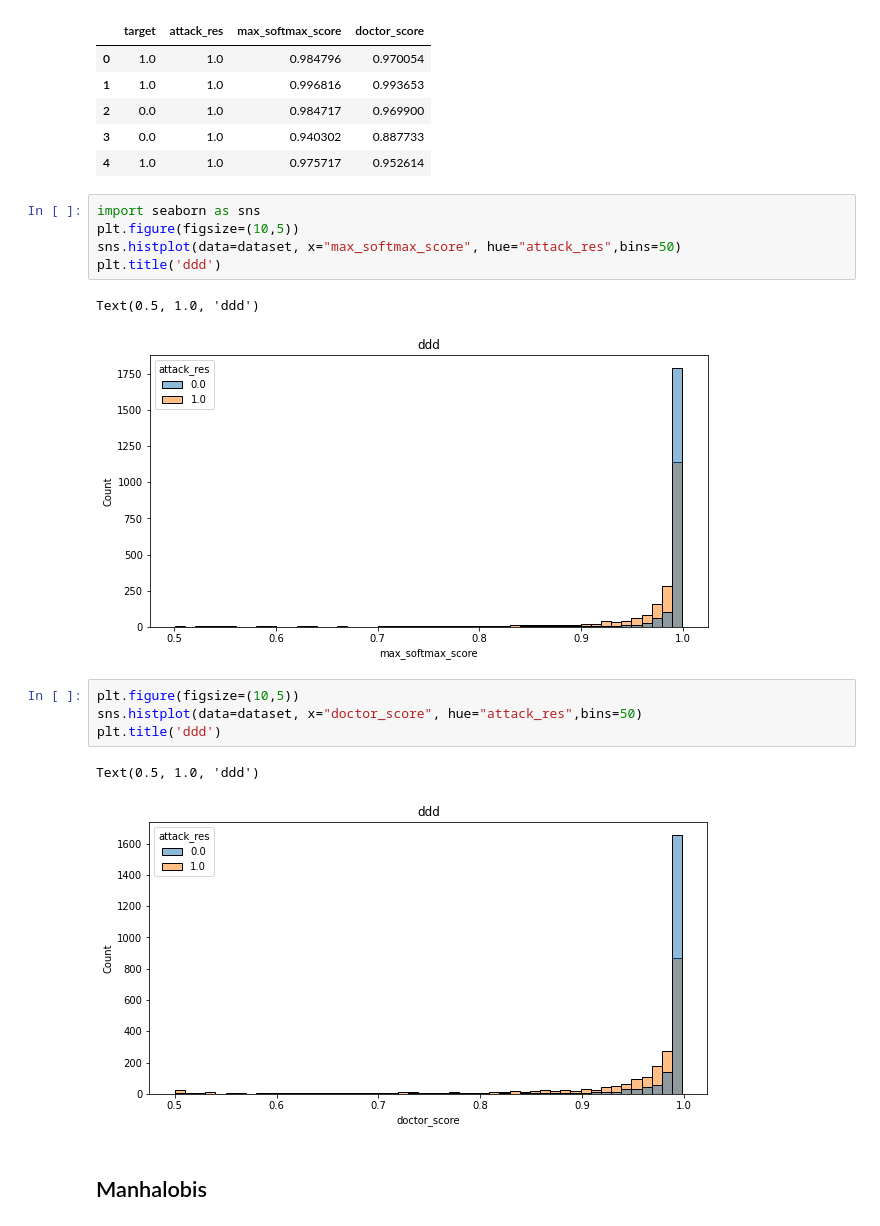
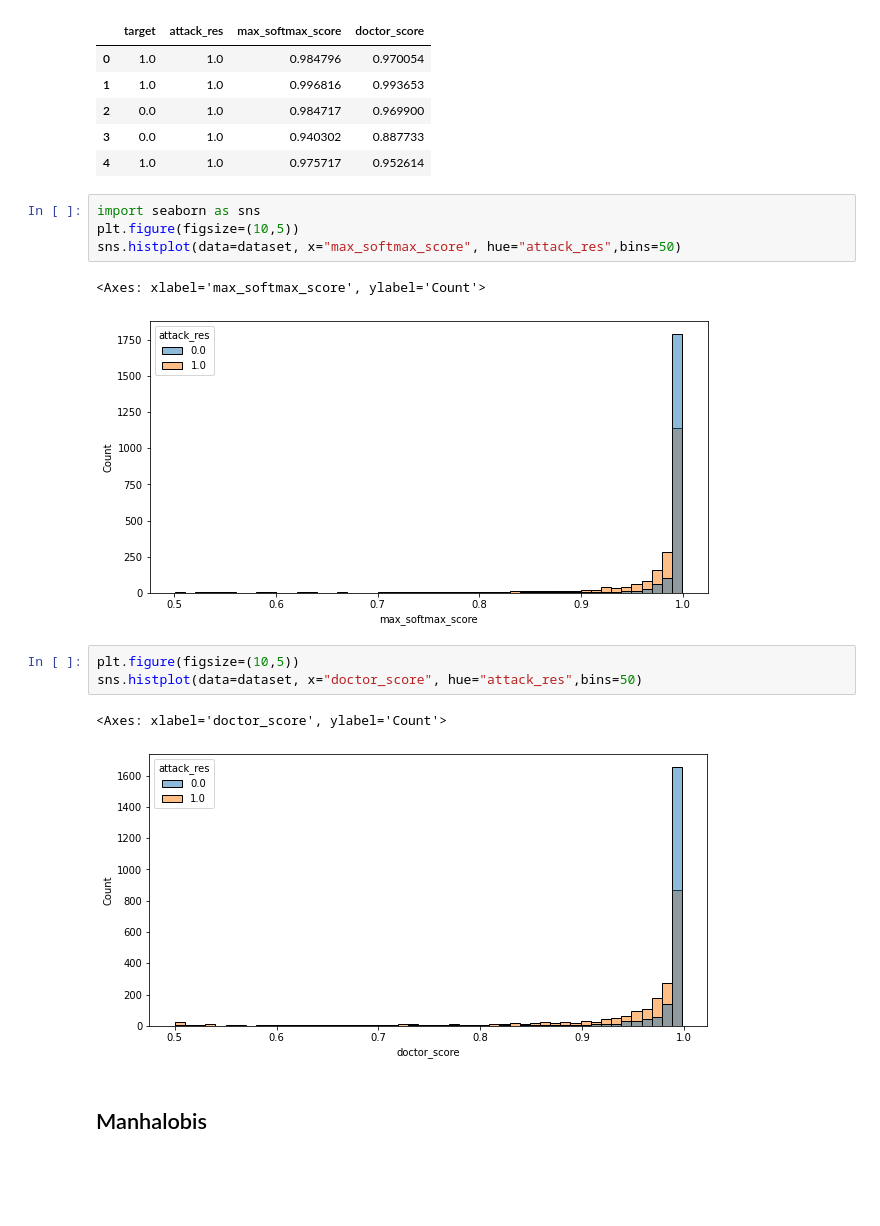
Before and after one commit to Tedonze/Adversarial_Attacks_NLP, a Jupyter notebook: odd_best_final.ipynb, the cells around one changed output. Cells and saved outputs as stored; diff of their text form; blank space fills up the shorter version.

```diff
--- a/odd_best_final.ipynb
+++ b/odd_best_final.ipynb
@@ -550,18 +550,16 @@ dataset.head()
 # %%
 import seaborn as sns
 plt.figure(figsize=(10,5))
 sns.histplot(data=dataset, x="max_softmax_score", hue="attack_res",bins=50)
-plt.title('ddd')
 # %% [output]
-Text(0.5, 1.0, 'ddd')
+<Axes: xlabel='max_softmax_score', ylabel='Count'>
-[figure, old version]
+[figure, new version]
 # %%
 plt.figure(figsize=(10,5))
 sns.histplot(data=dataset, x="doctor_score", hue="attack_res",bins=50)
-plt.title('ddd')
 # %% [output]
-Text(0.5, 1.0, 'ddd')
+<Axes: xlabel='doctor_score', ylabel='Count'>
-[figure, old version]
+[figure, new version]
 # %% [markdown]
 ## Manhalobis
 # %%
```
Also changed, not shown: parts of 2 cells of this notebook.
